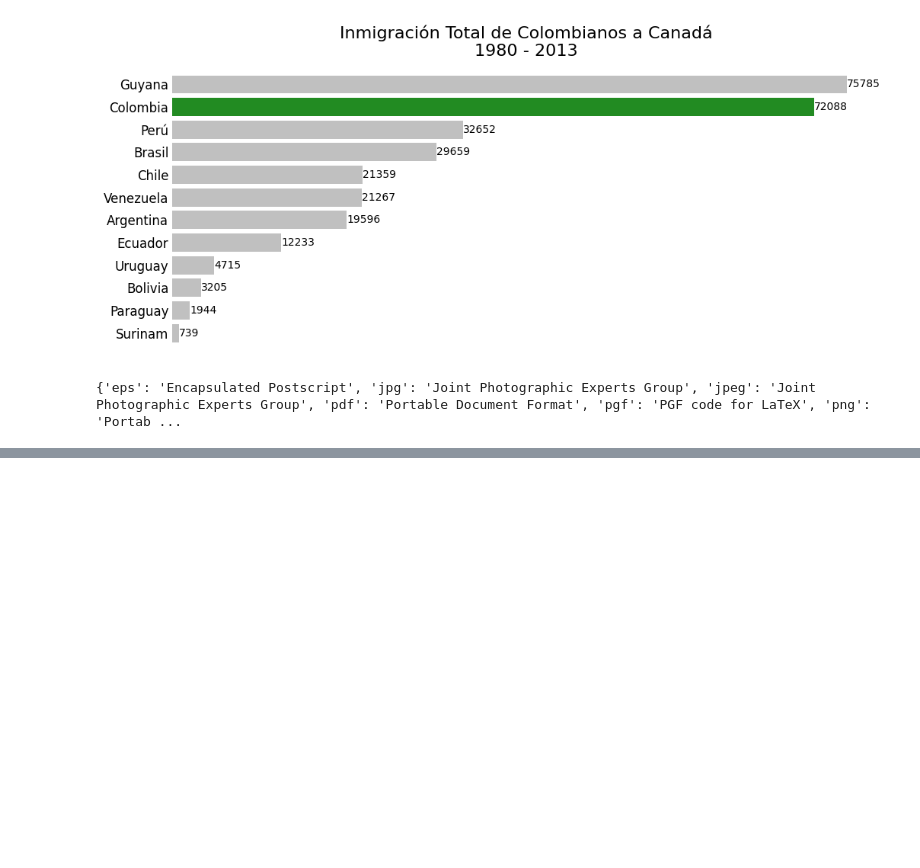
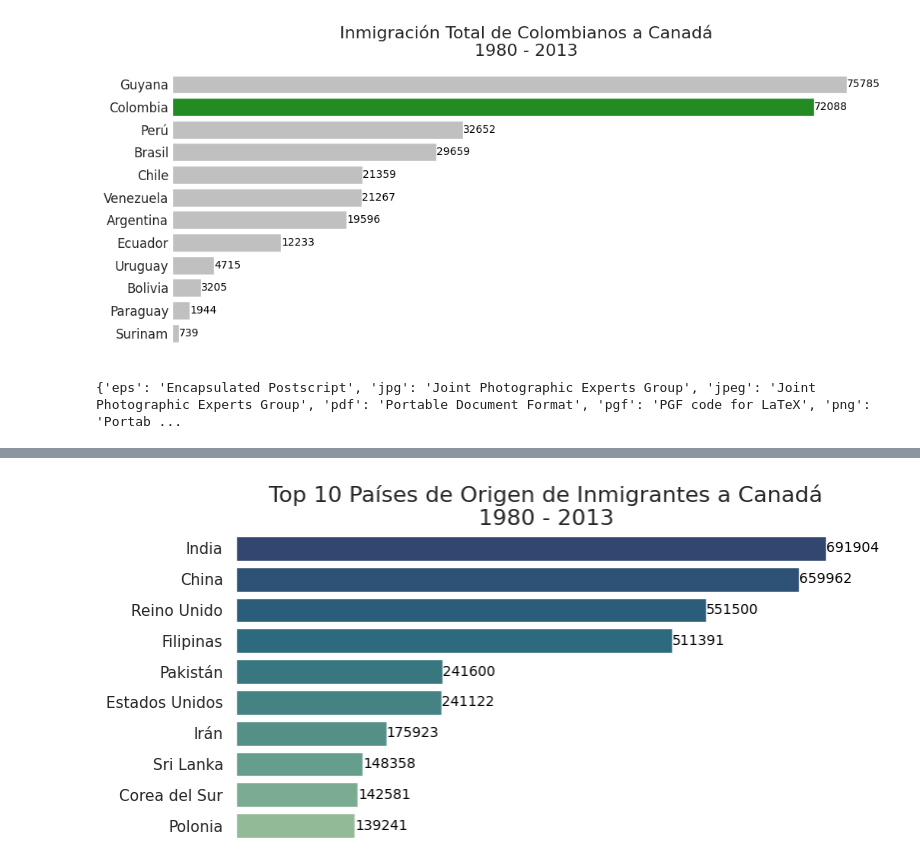
Before and after one commit to LordAguaKate/ETL_Python, a Jupyter notebook: visualizacion_de_datos.ipynb, the cells around one changed output, grey strips where cells are left out. Drawn from its saved outputs; the diff is of its cells as text; code cells hidden in the pictures; blank space fills up the shorter version.

```diff
--- a/visualizacion_de_datos.ipynb
+++ b/visualizacion_de_datos.ipynb
@@ -454,0 +501,21 @@ plt.show()
+# %%
+def generar_grafico(palette):
+    fig, ax = plt.subplots(figsize=(8,4))
+
+    ax.set_frame_on(False)
+    ax.get_xaxis().set_visible(False)
+
+    ax = sns.barplot(data=top_10, x='Total', y=top_10.index, hue=top_10.index, orient='h', palette=palette, legend=False)
+    ax.set_title('Top 10 Países de Origen de Inmigrantes a Canadá\n1980 - 2013', fontsize=16)
+
+    ax.set_xlabel('Número de Inmigrantes', fontsize=14)
+    ax.set_ylabel('')
+
+    for i,j in enumerate(top_10['Total']):
+        ax.text(j + 20, i, str(j), color='black', va='center', fontsize=10, ha='left')
+
+    plt.show()
+# %%
+generar_grafico('crest_r')
+# %% [output]
+[figure, added]
```
Also changed, not shown: parts of 27 cells of this notebook, 4 other files.
